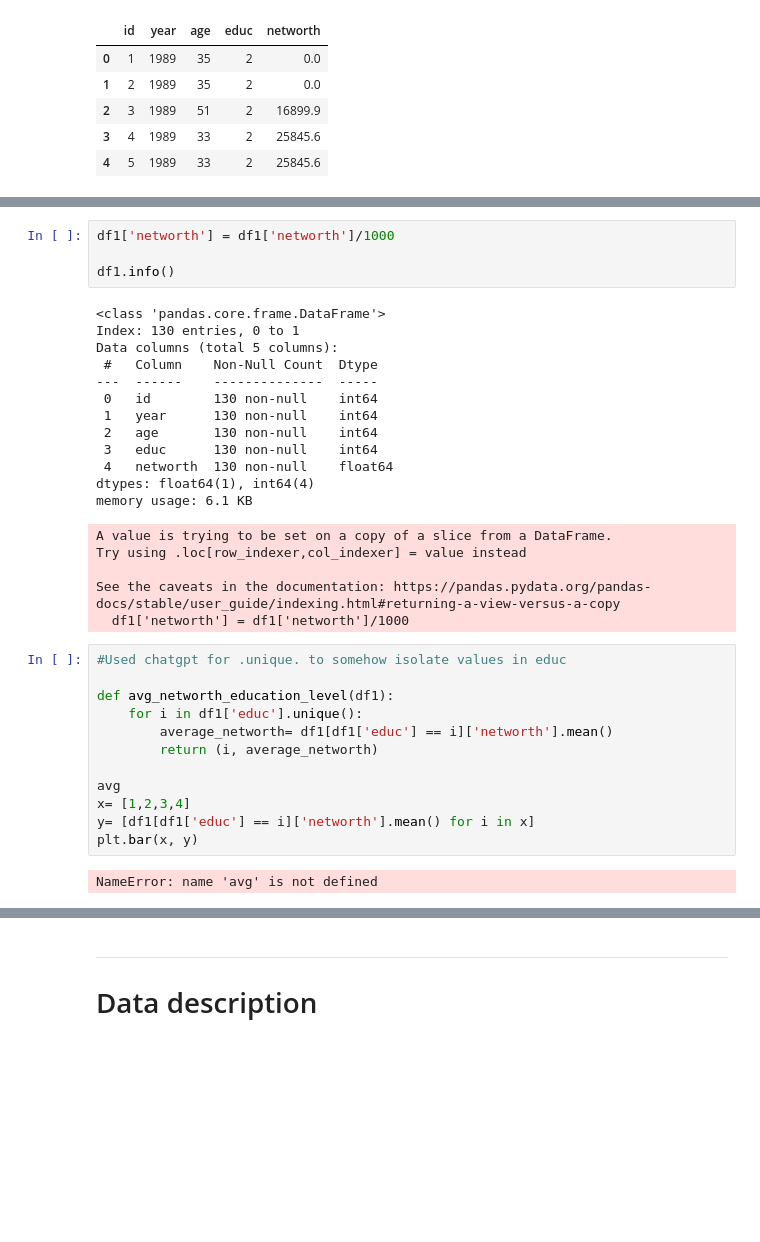
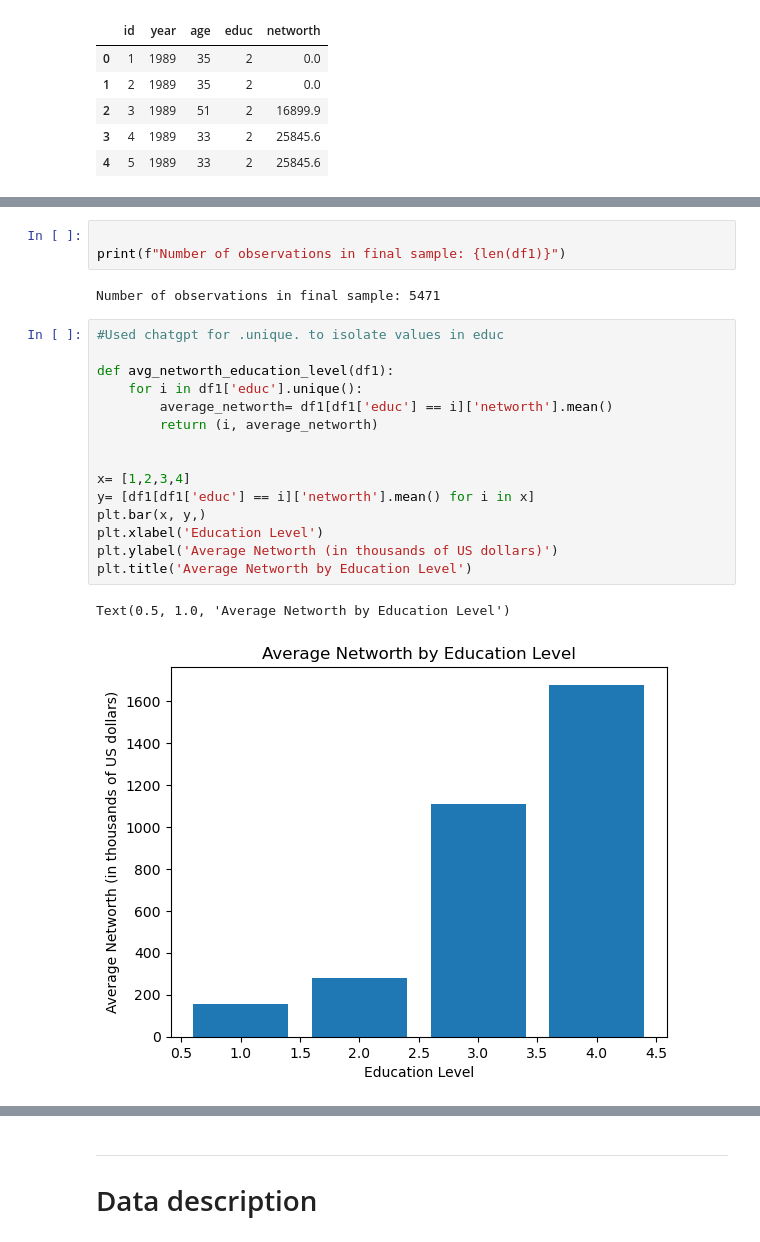
Before and after one commit to JacobBohn/TECH2-H25-assignment2, a Jupyter notebook: assignment2.ipynb, the cells around one changed output, grey strips where cells are left out. Saved outputs shown, nothing was run; the diff lists cells and outputs as text; blank space fills up the shorter version.

```diff
--- a/assignment2.ipynb
+++ b/assignment2.ipynb
@@ -101,39 +115,26 @@ See the caveats in the documentation: https://pandas.pydata.org/pandas-docs/stab
 # %%
-df1['networth'] = df1['networth']/1000
 
-df1.info()
+print(f"Number of observations in final sample: {len(df1)}")
 # %% [output]
-<class 'pandas.core.frame.DataFrame'>
-Index: 130 entries, 0 to 1
-Data columns (total 5 columns):
- #   Column    Non-Null Count  Dtype
----  ------    --------------  -----
- 0   id        130 non-null    int64
- 1   year      130 non-null    int64
- 2   age       130 non-null    int64
- 3   educ      130 non-null    int64
- 4   networth  130 non-null    float64
-dtypes: float64(1), int64(4)
-memory usage: 6.1 KB
+Number of observations in final sample: 5471
-A value is trying to be set on a copy of a slice from a DataFrame.
-Try using .loc[row_indexer,col_indexer] = value instead
-
-See the caveats in the documentation: https://pandas.pydata.org/pandas-docs/stable/user_guide/indexing.html#returning-a-view-versus-a-copy
-  df1['networth'] = df1['networth']/1000
 # %%
-#Used chatgpt for .unique. to somehow isolate values in educ
+#Used chatgpt for .unique. to isolate values in educ
 
 def avg_networth_education_level(df1):
     for i in df1['educ'].unique():
         average_networth= df1[df1['educ'] == i]['networth'].mean()
         return (i, average_networth)
 
-avg
+
 x= [1,2,3,4]
 y= [df1[df1['educ'] == i]['networth'].mean() for i in x]
-plt.bar(x, y)
+plt.bar(x, y,)
+plt.xlabel('Education Level')
+plt.ylabel('Average Networth (in thousands of US dollars)')
+plt.title('Average Networth by Education Level')
 # %% [output]
-NameError: name 'avg' is not defined
+Text(0.5, 1.0, 'Average Networth by Education Level')
+[figure, added]
 # %%
  #Compute the average net worth (in thousands of US dollars) by survey year (use a loop).
    # 2.  Create a line plot that shows the evolution of average net worth over the years 1989 to 2022.
```
Also changed, not shown: parts of 5 cells of this notebook.
